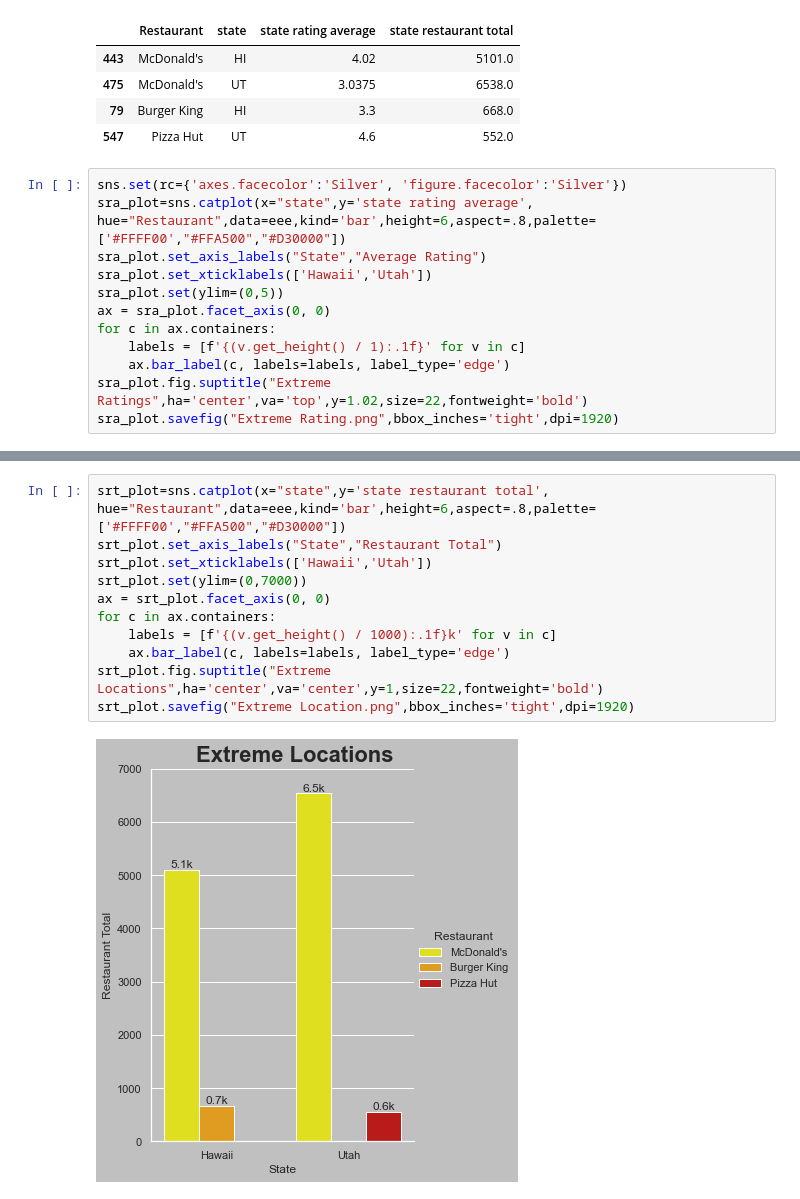
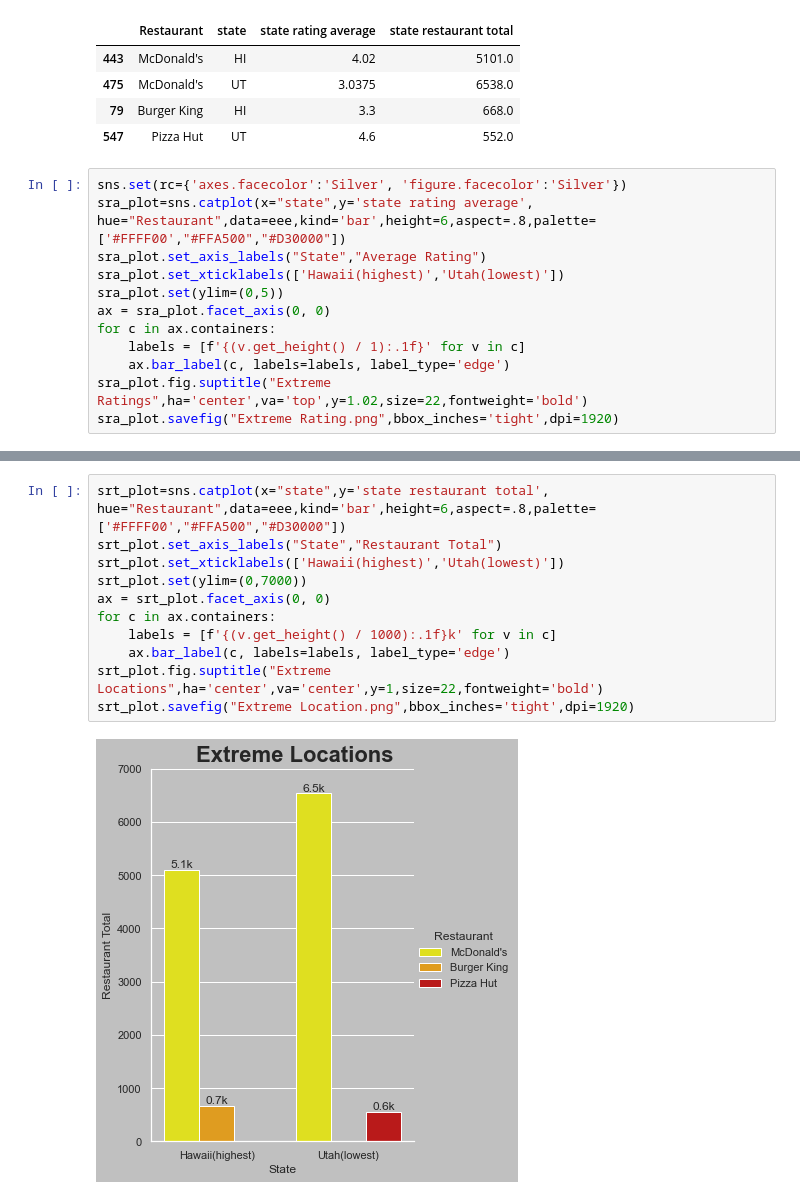
Before and after one commit to msgibson623/Fast-Food-Restaurants-Across-US, a Jupyter notebook: Haslett/Fast-food-haslett-.ipynb, the cells around one changed output, grey strips where cells are left out. Saved outputs shown, nothing was run; the diff lists cells and outputs as text.

```diff
--- a/Haslett/Fast-food-haslett-.ipynb
+++ b/Haslett/Fast-food-haslett-.ipynb
@@ -144,7 +145,7 @@ eee
 sns.set(rc={'axes.facecolor':'Silver', 'figure.facecolor':'Silver'})
 sra_plot=sns.catplot(x="state",y='state rating average', hue="Restaurant",data=eee,kind='bar',height=6,aspect=.8,palette=['#FFFF00',"#FFA500","#D30000"])
 sra_plot.set_axis_labels("State","Average Rating")
-sra_plot.set_xticklabels(['Hawaii','Utah'])
+sra_plot.set_xticklabels(['Hawaii(highest)','Utah(lowest)'])
 sra_plot.set(ylim=(0,5))
 ax = sra_plot.facet_axis(0, 0)
 for c in ax.containers:
@@ -157,14 +158,14 @@ sra_plot.savefig("Extreme Rating.png",bbox_inches='tight',dpi=1920)
 # %%
 srt_plot=sns.catplot(x="state",y='state restaurant total', hue="Restaurant",data=eee,kind='bar',height=6,aspect=.8,palette=['#FFFF00',"#FFA500","#D30000"])
 srt_plot.set_axis_labels("State","Restaurant Total")
-srt_plot.set_xticklabels(['Hawaii','Utah'])
+srt_plot.set_xticklabels(['Hawaii(highest)','Utah(lowest)'])
 srt_plot.set(ylim=(0,7000))
 ax = srt_plot.facet_axis(0, 0)
 for c in ax.containers:
     labels = [f'{(v.get_height() / 1000):.1f}k' for v in c]
     ax.bar_label(c, labels=labels, label_type='edge')
 srt_plot.fig.suptitle("Extreme Locations",ha='center',va='center',y=1,size=22,fontweight='bold')
 srt_plot.savefig("Extreme Location.png",bbox_inches='tight',dpi=1920)
 # %% [output]
-[figure, old version]
+[figure, new version]
 # %%
```
Also changed, not shown: parts of 6 cells of this notebook, 4 other files.
